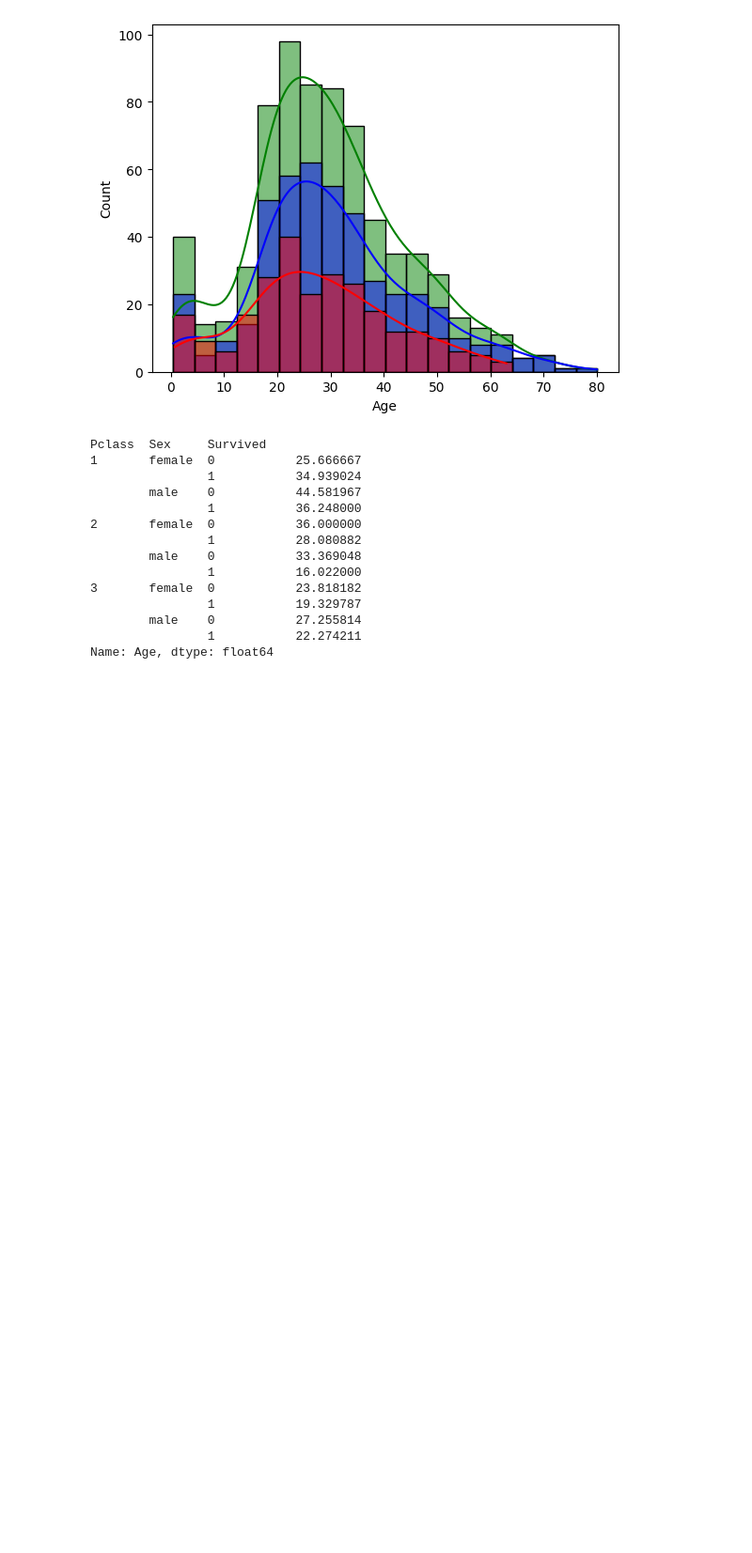
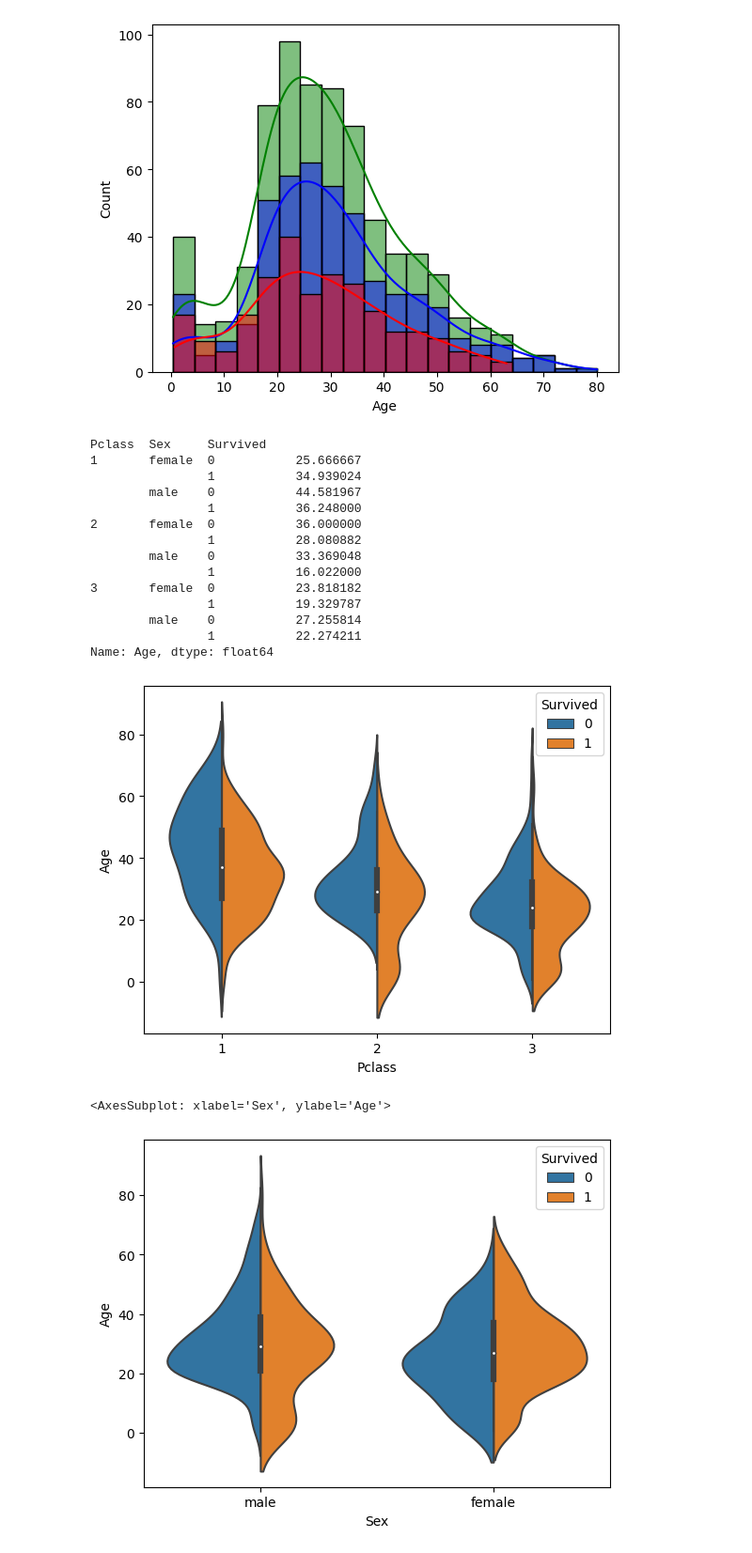
Before and after one commit to Rahul-Anil/kaggle, a Jupyter notebook: titanic/EDA.ipynb, the cells around one changed output. Shown at 94% size. Drawn from its saved outputs; the diff is of its cells as text; code cells hidden in the pictures; blank space fills up the shorter version.

```diff
--- a/titanic/EDA.ipynb
+++ b/titanic/EDA.ipynb
@@ -465,3 +484,13 @@ Pclass  Sex     Survived
         male    0           27.255814
                 1           22.274211
 Name: Age, dtype: float64
+# %%
+# representation of how Pclass and Sex and age have a influence on each other
+
+sns.violinplot(data=train_df, x="Pclass", y="Age", hue="Survived", split=True)
+plt.show()
+sns.violinplot(data=train_df, x="Sex", y="Age", hue="Survived", split=True)
+# %% [output]
+[figure, added]
+<AxesSubplot: xlabel='Sex', ylabel='Age'>
+[figure, added]
```
Also changed, not shown: parts of 47 cells of this notebook, 6 other files.
